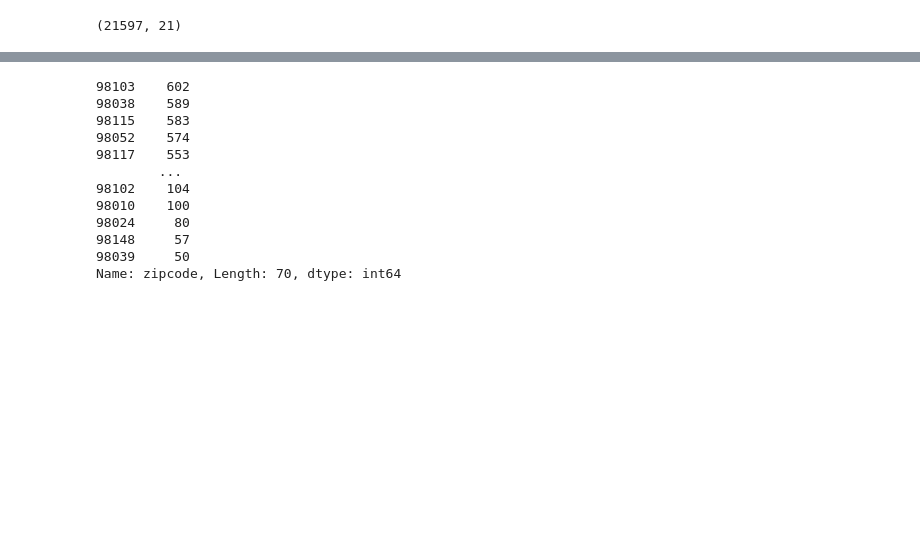
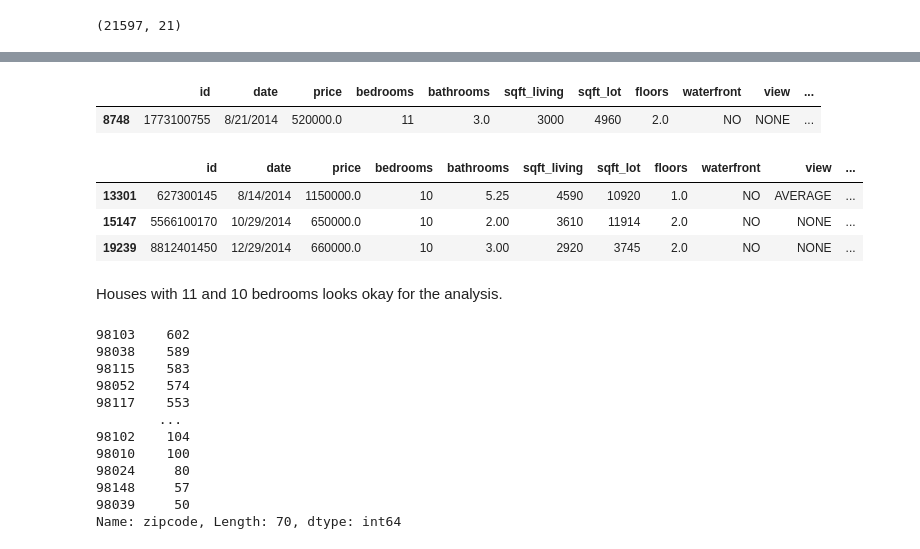
Before and after one commit to garrettwilliams90/Housing_Analysis, a Jupyter notebook: Notebooks/Emine/Project2_Emine.ipynb, the cells around one changed output, grey strips where cells are left out. Cells and saved outputs as stored; diff of their text form; code cells hidden in the pictures; blank space fills up the shorter version.

```diff
--- a/Notebooks/Emine/Project2_Emine.ipynb
+++ b/Notebooks/Emine/Project2_Emine.ipynb
@@ -74,3 +162,17 @@ df.describe()
+# %%
+df[df['bedrooms']==11]
+# %% [output]
+|  | id | date | price | bedrooms | bathrooms | sqft_living | sqft_lot | floors | waterfront | view | ... |
+| 8748 | 1773100755 | 8/21/2014 | 520000.0 | 11 | 3.0 | 3000 | 4960 | 2.0 | NO | NONE | ... |
+# %%
+df[df['bedrooms']==10]
+# %% [output]
+|  | id | date | price | bedrooms | bathrooms | sqft_living | sqft_lot | floors | waterfront | view | ... |
+| 13301 | 627300145 | 8/14/2014 | 1150000.0 | 10 | 5.25 | 4590 | 10920 | 1.0 | NO | AVERAGE | ... |
+| 15147 | 5566100170 | 10/29/2014 | 650000.0 | 10 | 2.00 | 3610 | 11914 | 2.0 | NO | NONE | ... |
+| 19239 | 8812401450 | 12/29/2014 | 660000.0 | 10 | 3.00 | 2920 | 3745 | 2.0 | NO | NONE | ... |
+# %% [markdown]
+Houses with 11 and 10 bedrooms looks okay for the analysis.
 # %%
 df['zipcode'].value_counts()
 # %% [output]
```
Also changed, not shown: parts of 40 cells of this notebook.
